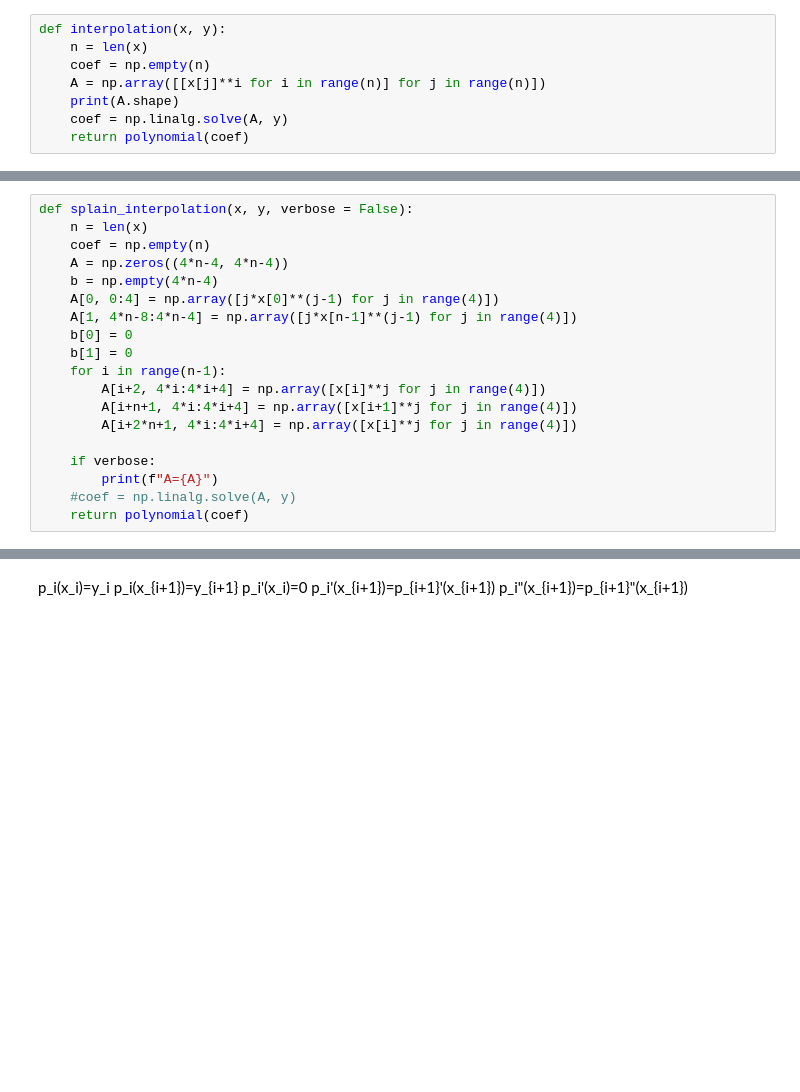
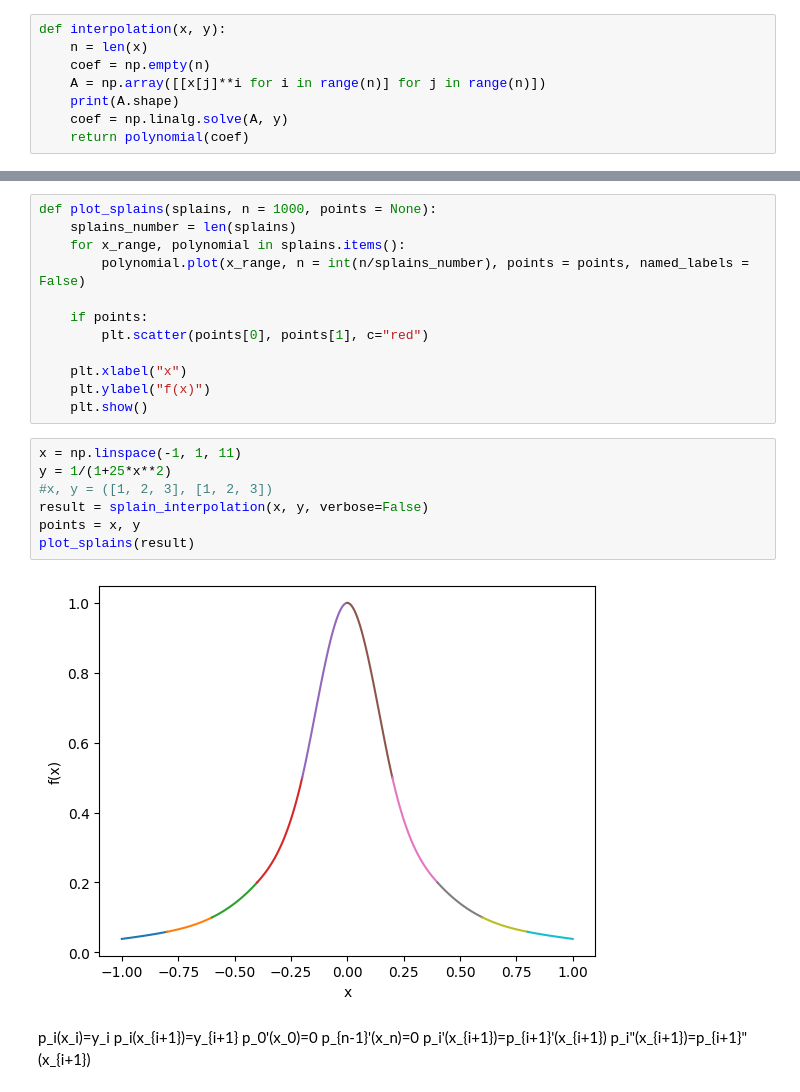
Before and after one commit to zdzichumis/Numeryczna-Algebra-Liniowa, a Jupyter notebook: Interpolacja.ipynb, the cells around one changed output, grey strips where cells are left out. Cells and saved outputs as stored; diff of their text form; blank space fills up the shorter version.

```diff
--- a/Interpolacja.ipynb
+++ b/Interpolacja.ipynb
@@ -76,19 +75,0 @@ P(x)=1.0000000000000049+8.543506666330865e-15*x^1+-12.476511524283207*x^2+-5.305
-# %%
-def splain_interpolation(x, y, verbose = False):
-    n = len(x)
-    coef = np.empty(n)
-    A = np.zeros((4*n-4, 4*n-4))
-    b = np.empty(4*n-4)
-    A[0, 0:4] = np.array([j*x[0]**(j-1) for j in range(4)])
-    A[1, 4*n-8:4*n-4] = np.array([j*x[n-1]**(j-1) for j in range(4)])
-    b[0] = 0
-    b[1] = 0
-    for i in range(n-1):
-        A[i+2, 4*i:4*i+4] = np.array([x[i]**j for j in range(4)])
-        A[i+n+1, 4*i:4*i+4] = np.array([x[i+1]**j for j in range(4)])
-        A[i+2*n+1, 4*i:4*i+4] = np.array([x[i]**j for j in range(4)])
-
-    if verbose:
-        print(f"A={A}")
-    #coef = np.linalg.solve(A, y)
-    return polynomial(coef)
@@ -104,6 +133,28 @@ ValueError: could not broadcast input array from shape (4,) into shape (40,)
+# %%
+def plot_splains(splains, n = 1000, points = None):
+    splains_number = len(splains)
+    for x_range, polynomial in splains.items():
+        polynomial.plot(x_range, n = int(n/splains_number), points = points, named_labels = False)
+
+    if points:
+        plt.scatter(points[0], points[1], c="red")
+
+    plt.xlabel("x")
+    plt.ylabel("f(x)")
+    plt.show()
+# %%
+x = np.linspace(-1, 1, 11)
+y = 1/(1+25*x**2)
+#x, y = ([1, 2, 3], [1, 2, 3])
+result = splain_interpolation(x, y, verbose=False)
+points = x, y
+plot_splains(result)
+# %% [output]
+[figure, added]
 # %% [markdown]
 p_i(x_i)=y_i
 p_i(x_{i+1})=y_{i+1}
-p_i'(x_i)=0
+p_0'(x_0)=0
+p_{n-1}'(x_n)=0
 p_i'(x_{i+1})=p_{i+1}'(x_{i+1})
 p_i"(x_{i+1})=p_{i+1}"(x_{i+1})
```
Also changed, not shown: parts of 7 cells of this notebook.
